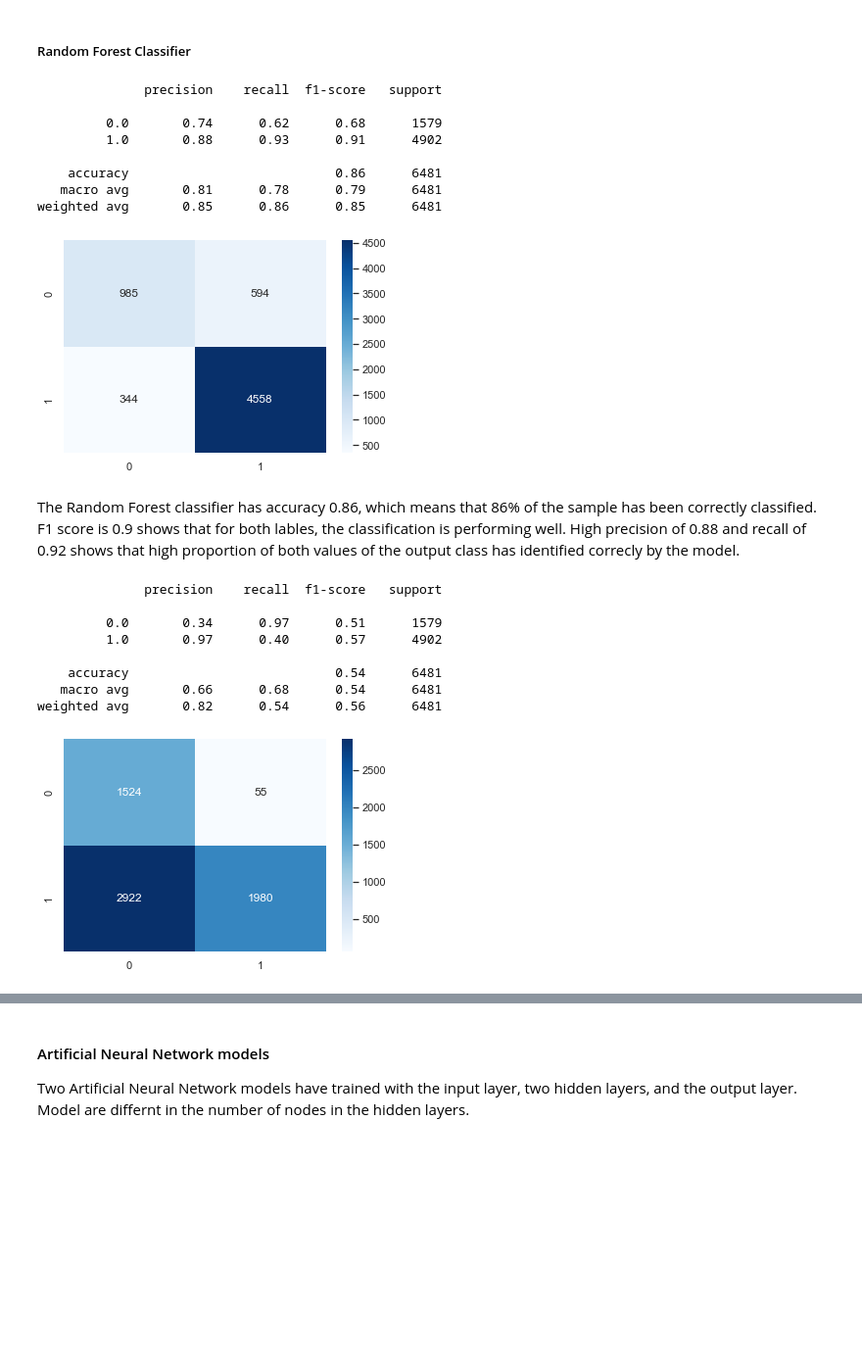
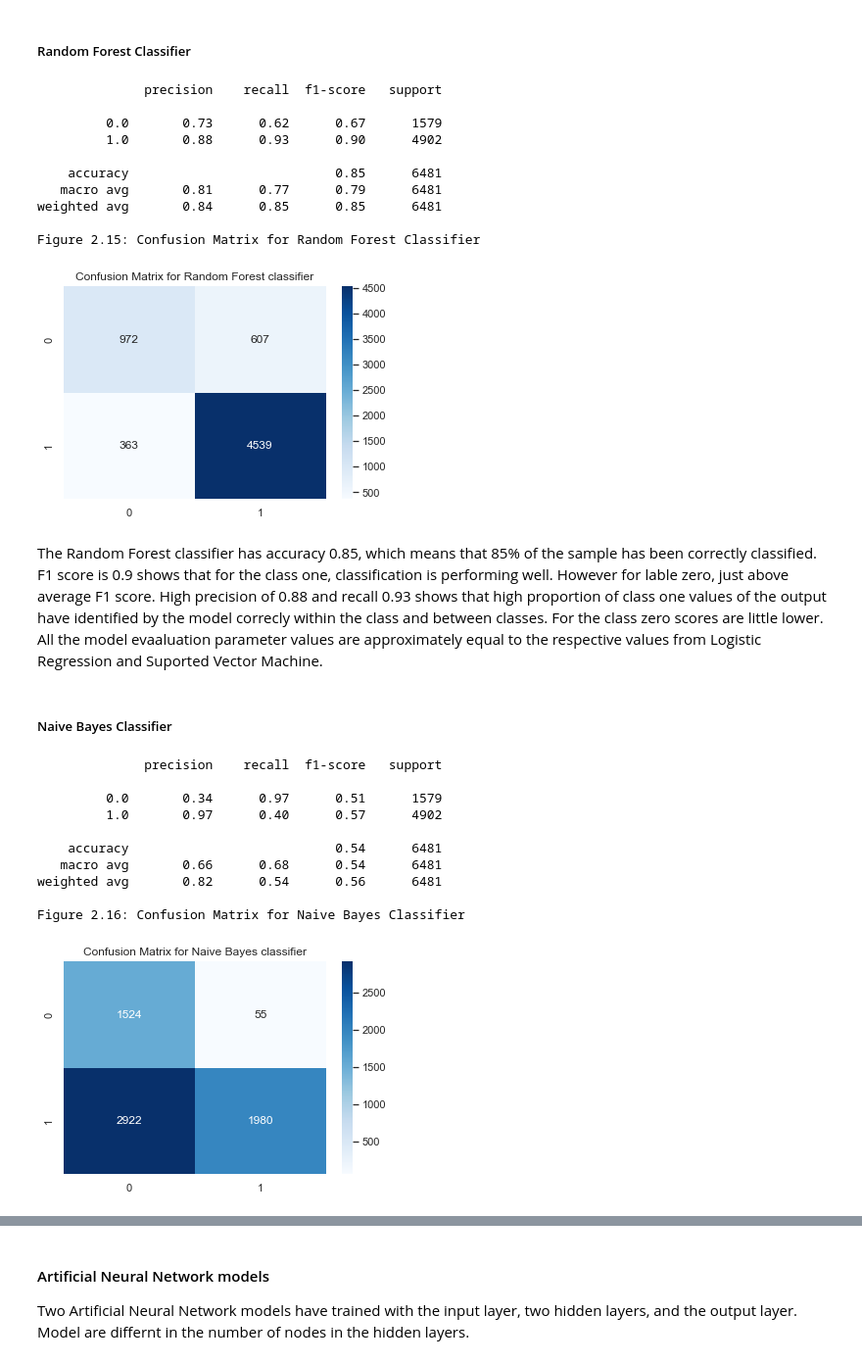
Before and after one commit to chanyadeshani/machine_learning, a Jupyter notebook: MachineLearningandOptimization_CT7205_4107143_ChanaySubasingha.ipynb, the cells around one changed output, grey strips where cells are left out. Shown at 98% size. Cells and saved outputs as stored; diff of their text form; code cells hidden in the pictures; blank space fills up the shorter version.

```diff
--- a/MachineLearningandOptimization_CT7205_4107143_ChanaySubasingha.ipynb
+++ b/MachineLearningandOptimization_CT7205_4107143_ChanaySubasingha.ipynb
@@ -1002,8 +1052,8 @@ ssc = StandardScaler()
 x2 = ssc.fit_transform(x2)
 # %%
 # Separate dataset to train and test sets with 80% to train and 20% to test
-x2_train, x2_test, y_train, y_test = train_test_split(
-    x2, y, test_size=0.2, random_state=3)
+x2_train, x2_test, y2_train, y2_test = train_test_split(
+    x2, y2, test_size=0.2, random_state=3)
 # %% [markdown]
 ### Machine Learning model to predict whether an individual is going to earn more than $50,000 annually
 There are four classification models, Logistic Regression, Support Vector Machine, Random Forest and Gaussian Naive Bayes and two Artificial Neural Network models
@@ -1013,11 +1063,13 @@ There are four classification models, Logistic Regression, Support Vector Machin
 ##### Logistic Regression
 # %%
 model_lr = LogisticRegression(random_state=0)
-model_lr.fit(x2_train, y_train)
+model_lr.fit(x2_train, y2_train)
 pred_lr = model_lr.predict(x2_test)
-matrix = confusion_matrix(y_test, pred_lr)
+matrix = confusion_matrix(y2_test, pred_lr)
 sns.heatmap(matrix, annot=True,fmt='d',cmap="Blues");
-print(classification_report(y_test,pred_lr))
+print(classification_report(y2_test,pred_lr))
+plt.title('Confusion Matrix for Logistic Regression')
+print('Figure 2.13: Confusion Matrix for Logistic Regression')
 # %% [output]
               precision    recall  f1-score   support
 
@@ -1035,11 +1089,13 @@ F1 score is 0.9 shows that for both lables, the classification is performing wel
 ##### Support Vector Machine
 # %%
 model_svm = svm.SVC(kernel='poly')
-model_svm.fit(x2_train, y_train)
+model_svm.fit(x2_train, y2_train)
 pred_svm = model_svm.predict(x2_test)
-matrix = confusion_matrix(y_test, pred_svm)
+matrix = confusion_matrix(y2_test, pred_svm)
 sns.heatmap(matrix, annot=True,fmt='d',cmap="Blues");
-print(classification_report(y_test,pred_svm))
+print(classification_report(y2_test,pred_svm))
+plt.title('Confusion Matrix for SVM')
+print('Figure 2.14: Confusion Matrix for Supported Vector Machine')
 # %% [output]
               precision    recall  f1-score   support
 
@@ -1058,40 +1116,50 @@ F1 score is 0.9 shows that for both lables, the classification is performing wel
 # %%
 
 model_rf = RandomForestClassifier()
-model_rf.fit(x2_train, y_train)
+model_rf.fit(x2_train, y2_train)
 pred_rf = model_rf.predict(x2_test)
-matrix = confusion_matrix(y_test, pred_rf)
+matrix = confusion_matrix(y2_test, pred_rf)
 sns.heatmap(matrix, annot=True,fmt='d',cmap="Blues");
-print(classification_report(y_test,pred_rf))
+print(classification_report(y2_test,pred_rf))
+plt.title('Confusion Matrix for Random Forest classifier')
+print('Figure 2.15: Confusion Matrix for Random Forest Classifier')
 # %% [output]
               precision    recall  f1-score   support
 
-         0.0       0.74      0.62      0.68      1579
-         1.0       0.88      0.93      0.91      4902
+         0.0       0.73      0.62      0.67      1579
+         1.0       0.88      0.93      0.90      4902
 
-    accuracy                           0.86      6481
-   macro avg       0.81      0.78      0.79      6481
-weighted avg       0.85      0.86      0.85      6481
+    accuracy                           0.85      6481
+   macro avg       0.81      0.77      0.79      6481
+weighted avg       0.84      0.85      0.85      6481
+
+Figure 2.15: Confusion Matrix for Random Forest Classifier
-[figure, old version]
+[figure, new version]
 # %% [markdown]
-The Random Forest classifier has accuracy 0.86, which means that 86% of the sample has been correctly classified.
-F1 score is 0.9 shows that for both lables, the classification is performing well.  High precision of 0.88 and recall of 0.92 shows that high proportion of both values of the output class has identified correcly by the model.
+The Random Forest classifier has accuracy 0.85, which means that 85% of the sample has been correctly classified.
+F1 score is 0.9 shows that for the class one, classification is performing well. However for lable zero, just above average F1 score. High precision of 0.88 and recall 0.93 shows that high proportion of class one values of the output have identified by the model correcly within the class and between classes. For the class zero scores are little lower. All the model evaaluation parameter values are approximately equal to the respective values from Logistic Regression and Suported Vector Machine.
+# %% [markdown]
+##### Naive Bayes Classifier
 # %%
 model_gnb = GaussianNB()
-model_gnb.fit(x2_train, y_train)
+model_gnb.fit(x2_train, y2_train)
 pred_gnb = model_gnb.predict(x2_test)
-matrix = confusion_matrix(y_test, pred_gnb)
+matrix = confusion_matrix(y2_test, pred_gnb)
 sns.heatmap(matrix, annot=True,fmt='d',cmap="Blues")
-print(classification_report(y_test,pred_gnb))
+print(classification_report(y2_test,pred_gnb))
+plt.title('Confusion Matrix for Naive Bayes classifier')
+print('Figure 2.16: Confusion Matrix for Naive Bayes Classifier')
 # %% [output]
               precision    recall  f1-score   support
 
          0.0       0.34      0.97      0.51      1579
          1.0       0.97      0.40      0.57      4902
 
     accuracy                           0.54      6481
    macro avg       0.66      0.68      0.54      6481
 weighted avg       0.82      0.54      0.56      6481
+
+Figure 2.16: Confusion Matrix for Naive Bayes Classifier
-[figure, old version]
+[figure, new version]
 # %% [markdown]
 The Gaussian Naive Bayes Model has accuracy 0.54, which means that only 54% of the sample has been correctly classified.
```
Also changed, not shown: parts of 70 cells of this notebook.
